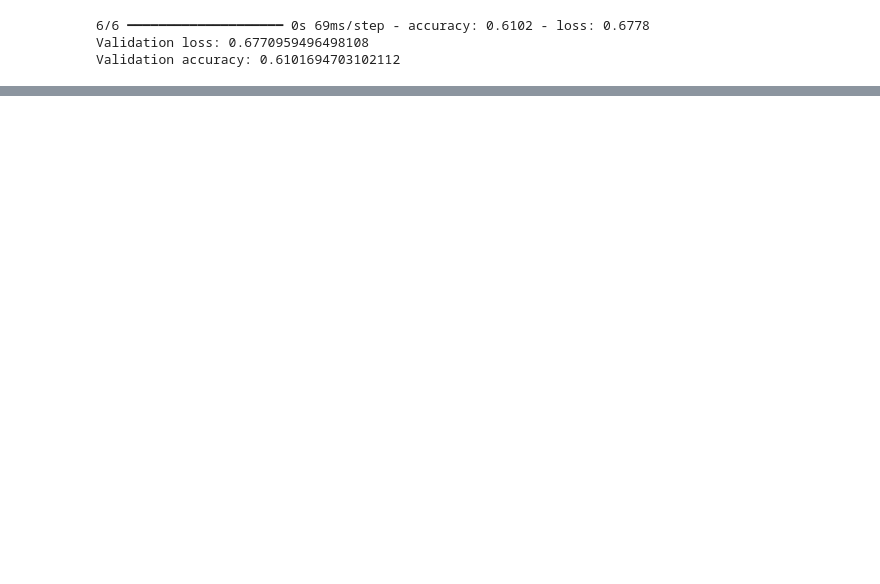
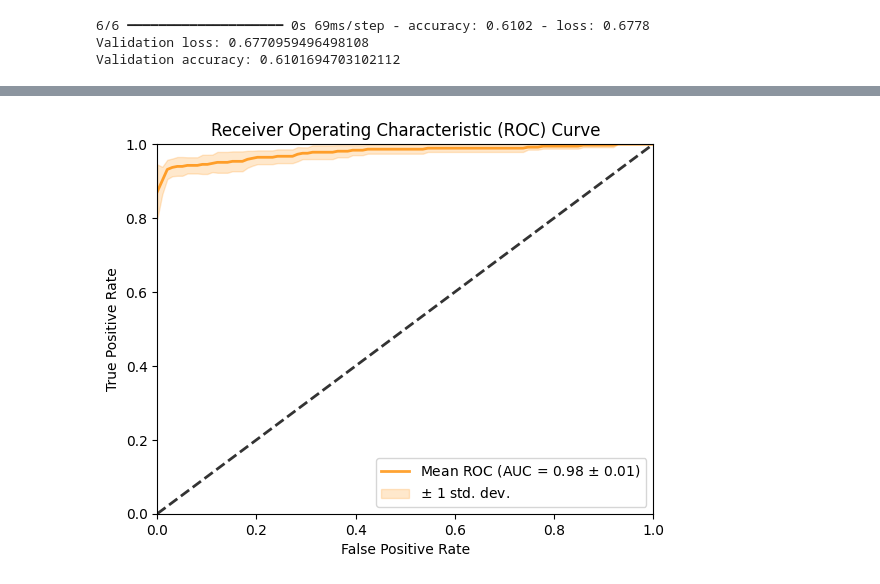
Before and after one commit to patcourts/ES98C-ECG-Project, a Jupyter notebook: src/NN- binary.ipynb, the cells around one changed output, grey strips where cells are left out. Saved outputs shown, nothing was run; the diff lists cells and outputs as text; code cells hidden in the pictures; blank space fills up the shorter version.

```diff
--- a/src/NN- binary.ipynb
+++ b/src/NN- binary.ipynb
@@ -396,0 +545,28 @@ plt.legend()
+# %%
+from sklearn.metrics import roc_curve, auc
+
+
+mean_fpr = np.linspace(0, 1, 100)#roc_curve produces different length arrays so need to standardise
+
+auc_list = []
+interp_tpr_list = []
+for i in range(repeats):
+    y_test = data_list[i]['y_test']
+    X_test = data_list[i]['X_test']
+
+    y_pred = model_list[i].predict(X_test)
+
+    fpr, tpr, _ = roc_curve(y_test, y_pred)
+
+    auc_list.append(auc(fpr, tpr))
+
+    #need to interpolate everything so they are the desired length
+    interp_tpr_list.append(np.interp(mean_fpr, fpr, tpr))
+
+
+
+mean_tpr = np.mean(interp_tpr_list, axis = 0)
+mean_auc = np.mean(auc_list, axis=0)
+
+std_tpr = np.std(interp_tpr_list, axis=0)
+std_auc = np.std(auc_list, axis=0)
@@ -396,0 +579,16 @@ plt.legend()
+# %%
+# plotting average ROC curve for all iterations
+plt.figure()
+plt.plot(mean_fpr, mean_tpr, color='darkorange', label=r'Mean ROC (AUC = %0.2f $\pm$ %0.2f)' % (mean_auc, std_auc), lw=2, alpha=.8)
+plt.fill_between(mean_fpr, mean_tpr - std_tpr, mean_tpr + std_tpr, color='darkorange', alpha=.2, label=r'$\pm$ 1 std. dev.')
+plt.plot([0, 1], [0, 1], linestyle='--', lw=2, color='black', alpha=.8)
+plt.xlim([0.0, 1.0])
+plt.ylim([0.0, 1.0])
+plt.xlabel('False Positive Rate')
+plt.ylabel('True Positive Rate')
+plt.title('Receiver Operating Characteristic (ROC) Curve')
+plt.legend(loc="lower right")
+plt.savefig('figures\\ROC_CNN.png', bbox_inches='tight')
+plt.show()
+# %% [output]
+[figure, added]
```
Also changed, not shown: parts of 36 cells of this notebook, 7 other files.
